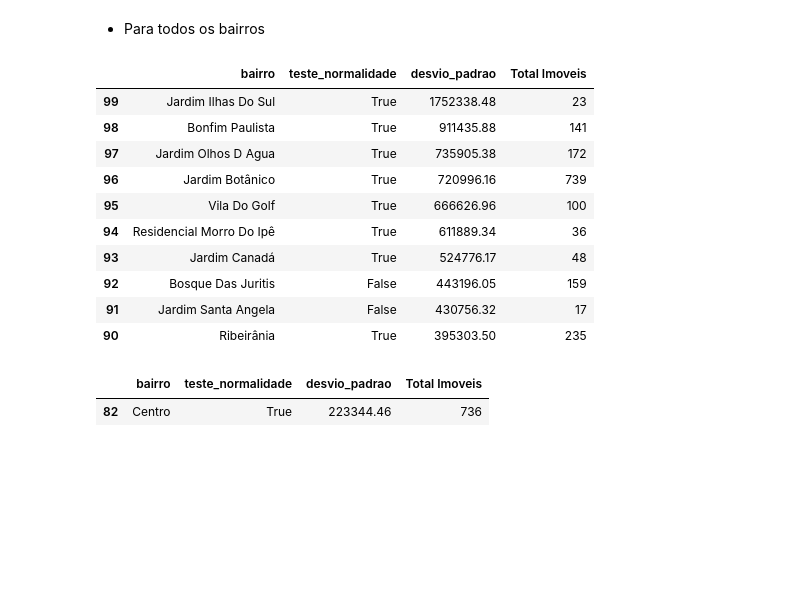
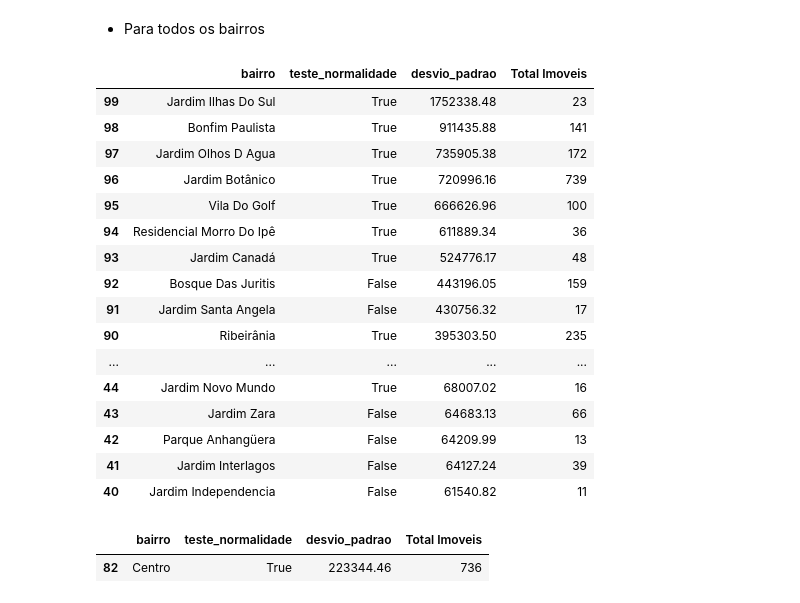
Before and after one commit to rodrigorocha1/extracao_viva_real_selenium, a Jupyter notebook: notebooks_exemplo/visualizacaov2.ipynb, the cells around one changed output. Saved outputs shown, nothing was run; the diff lists cells and outputs as text; code cells hidden in the pictures; blank space fills up the shorter version.

```diff
--- a/notebooks_exemplo/visualizacaov2.ipynb
+++ b/notebooks_exemplo/visualizacaov2.ipynb
@@ -109,34 +109,40 @@ for bairro in base_original['bairro_teste'].unique():
             f'bairro_teste == "{bairro}"')
 
         stat_test, p_valor = normaltest(dados_sumarezinho.preco)
         lista_dados.append(
             {
                 'bairro': bairro,
                 'teste_normalidade': p_valor <= significancia,
                 'desvio_padrao': dados_sumarezinho['preco'].std(),
                 'Total Imoveis': dados_sumarezinho.shape[0]
             }
 
 
         )
     except:
         pass
 
 lista_dados = sorted(lista_dados, key=lambda x: x['desvio_padrao'])
 df_teste_normalidade = pd.DataFrame(lista_dados)
-df_teste_normalidade.nlargest(10, columns=['desvio_padrao'])
+df_teste_normalidade.nlargest(60, columns=['desvio_padrao'])
 # %% [output]
 |  | bairro | teste_normalidade | desvio_padrao | Total Imoveis |
 | 99 | Jardim Ilhas Do Sul | True | 1752338.48 | 23 |
 | 98 | Bonfim Paulista | True | 911435.88 | 141 |
 | 97 | Jardim Olhos D Agua | True | 735905.38 | 172 |
 | 96 | Jardim Botânico | True | 720996.16 | 739 |
 | 95 | Vila Do Golf | True | 666626.96 | 100 |
 | 94 | Residencial Morro Do Ipê | True | 611889.34 | 36 |
 | 93 | Jardim Canadá | True | 524776.17 | 48 |
 | 92 | Bosque Das Juritis | False | 443196.05 | 159 |
 | 91 | Jardim Santa Angela | False | 430756.32 | 17 |
 | 90 | Ribeirânia | True | 395303.50 | 235 |
+| ... | ... | ... | ... | ... |
+| 44 | Jardim Novo Mundo | True | 68007.02 | 16 |
+| 43 | Jardim Zara | False | 64683.13 | 66 |
+| 42 | Parque Anhangüera | False | 64209.99 | 13 |
+| 41 | Jardim Interlagos | False | 64127.24 | 39 |
+| 40 | Jardim Independencia | False | 61540.82 | 11 |
 # %%
 df_teste_normalidade.query('bairro=="Centro"')
 # %% [output]
```
Also changed, not shown: parts of 9 cells of this notebook, 6 other files.
